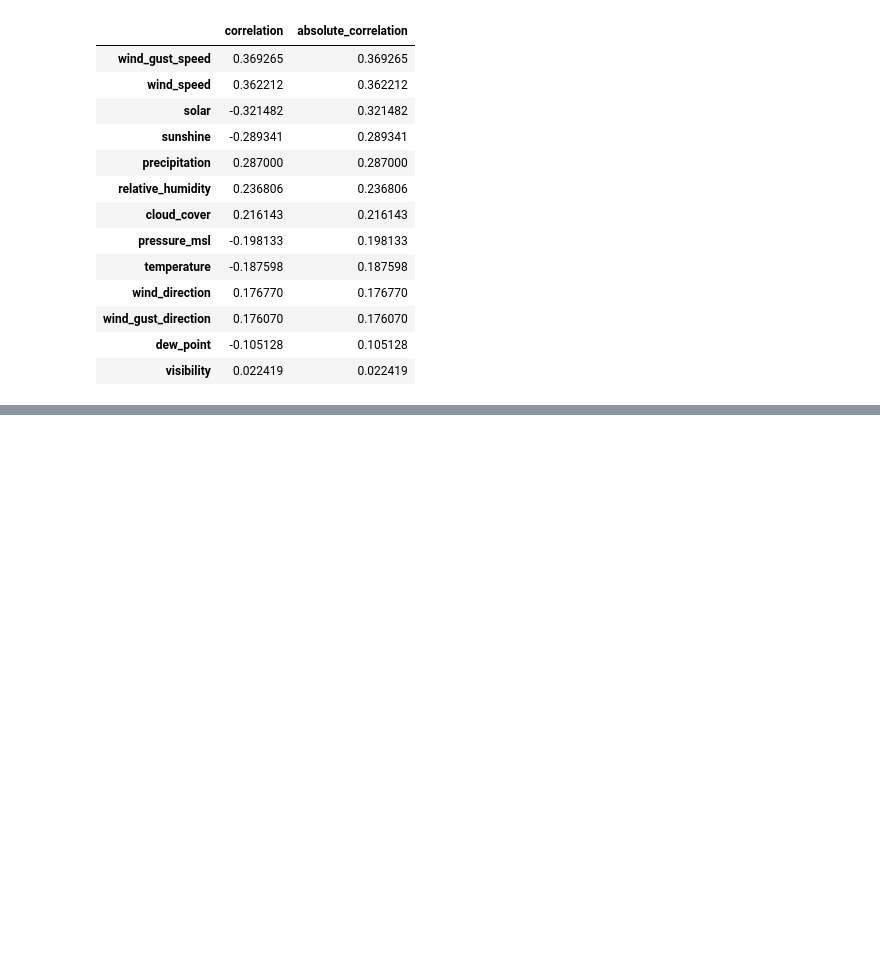
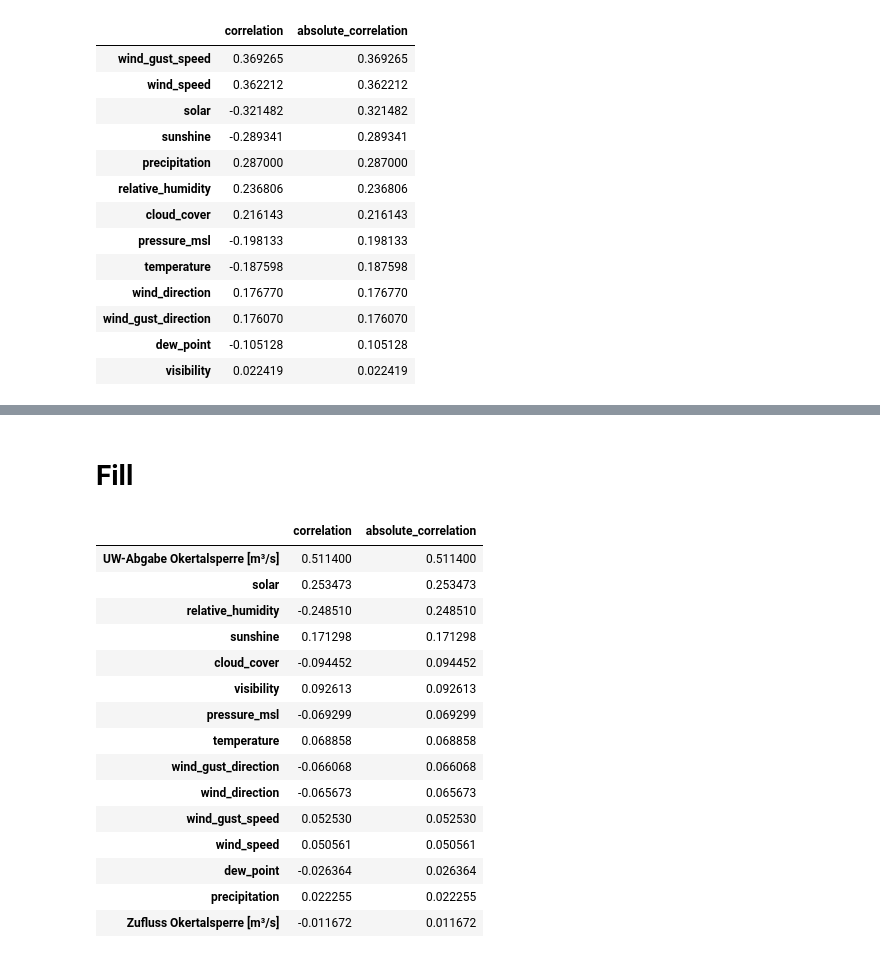
Before and after one commit to AquaStream/waterlevels_oker, a Jupyter notebook: notebooks/EDA/ED_Tim_okertalsperre.ipynb, the cells around one changed output, grey strips where cells are left out. Saved outputs shown, nothing was run; the diff lists cells and outputs as text; code cells hidden in the pictures; blank space fills up the shorter version.

```diff
--- a/notebooks/EDA/ED_Tim_okertalsperre.ipynb
+++ b/notebooks/EDA/ED_Tim_okertalsperre.ipynb
@@ -163,0 +254,26 @@ okertal_corr.sort_values(by="absolute_correlation", ascending=False)
+# %% [markdown]
+# Fill
+# %%
+feature = "Stauinhalt Okertalsperre [Mio.m³]"
+okertal_corr = data_full.corr()[[feature]]
+okertal_corr = okertal_corr.loc[okertal_corr.index != feature]
+okertal_corr = okertal_corr.rename(columns={(feature): "correlation"})
+okertal_corr.loc[:, "absolute_correlation"] = abs(okertal_corr["correlation"])
+okertal_corr.sort_values(by="absolute_correlation", ascending=False)
+# %% [output]
+|  | correlation | absolute_correlation |
+| UW-Abgabe Okertalsperre [m³/s] | 0.511400 | 0.511400 |
+| solar | 0.253473 | 0.253473 |
+| relative_humidity | -0.248510 | 0.248510 |
+| sunshine | 0.171298 | 0.171298 |
+| cloud_cover | -0.094452 | 0.094452 |
+| visibility | 0.092613 | 0.092613 |
+| pressure_msl | -0.069299 | 0.069299 |
+| temperature | 0.068858 | 0.068858 |
+| wind_gust_direction | -0.066068 | 0.066068 |
+| wind_direction | -0.065673 | 0.065673 |
+| wind_gust_speed | 0.052530 | 0.052530 |
+| wind_speed | 0.050561 | 0.050561 |
+| dew_point | -0.026364 | 0.026364 |
+| precipitation | 0.022255 | 0.022255 |
+| Zufluss Okertalsperre [m³/s] | -0.011672 | 0.011672 |
```
Also changed, not shown: parts of 11 cells of this notebook.
